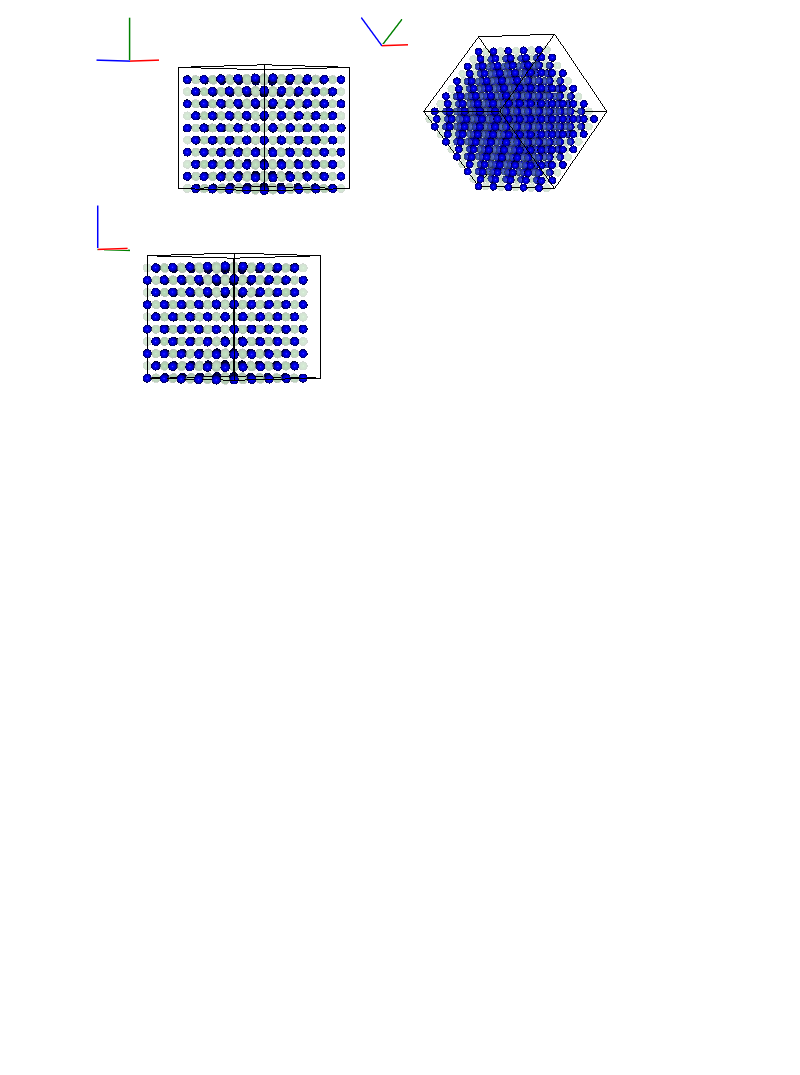
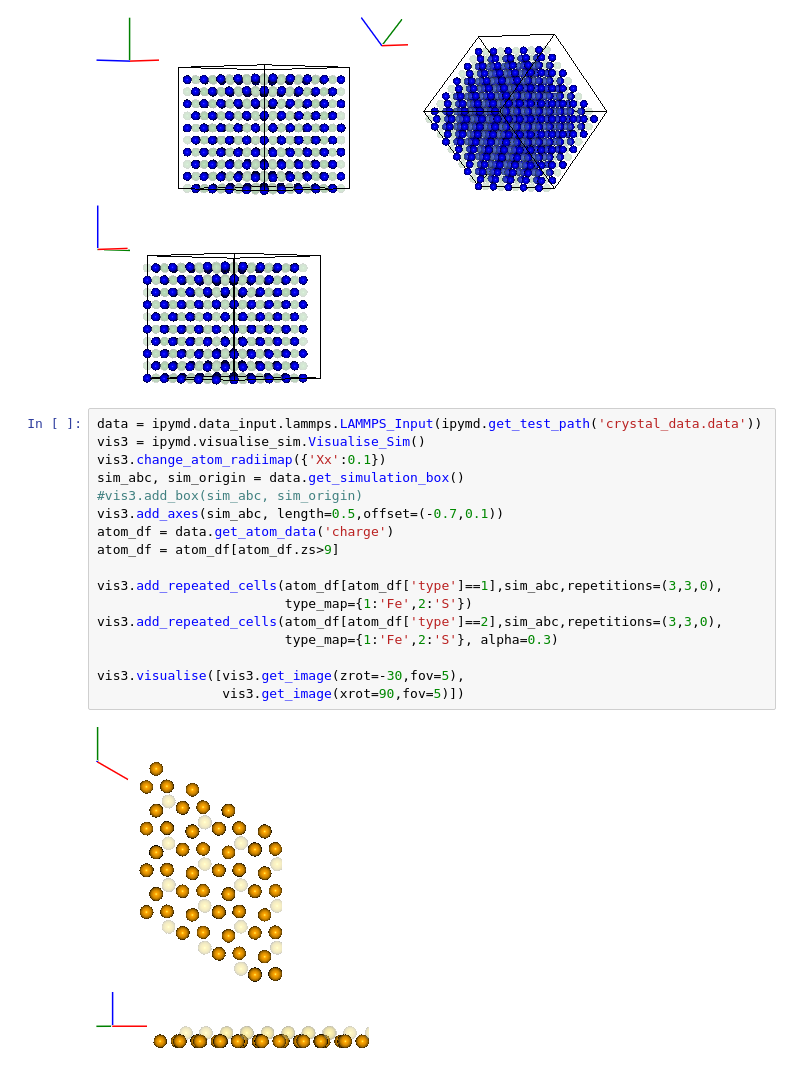
Before and after one commit to chrisjsewell/ipymd, a Jupyter notebook: example_analysis.ipynb, the cells around one changed output. Cells and saved outputs as stored; diff of their text form; blank space fills up the shorter version.

Commit message:
added specific add_axes func and repeating cell visualisation
split bounding box origin and abc vectors for easier use

```diff
--- a/example_analysis.ipynb
+++ b/example_analysis.ipynb
@@ -68,3 +70,22 @@ images = [vis2.get_image(xrot=xrot,yrot=45) for xrot in [0,45,90]]
 vis2.visualise(images, columns=2)
 # %% [output]
 [figure]
+# %%
+data = ipymd.data_input.lammps.LAMMPS_Input(ipymd.get_test_path('crystal_data.data'))
+vis3 = ipymd.visualise_sim.Visualise_Sim()
+vis3.change_atom_radiimap({'Xx':0.1})
+sim_abc, sim_origin = data.get_simulation_box()
+#vis3.add_box(sim_abc, sim_origin)
+vis3.add_axes(sim_abc, length=0.5,offset=(-0.7,0.1))
+atom_df = data.get_atom_data('charge')
+atom_df = atom_df[atom_df.zs>9]
+
+vis3.add_repeated_cells(atom_df[atom_df['type']==1],sim_abc,repetitions=(3,3,0),
+                        type_map={1:'Fe',2:'S'})
+vis3.add_repeated_cells(atom_df[atom_df['type']==2],sim_abc,repetitions=(3,3,0),
+                        type_map={1:'Fe',2:'S'}, alpha=0.3)
+
+vis3.visualise([vis3.get_image(zrot=-30,fov=5),
+                vis3.get_image(xrot=90,fov=5)])
+# %% [output]
+[figure, added]
```
Also changed, not shown: parts of 6 cells of this notebook, 4 other files.
